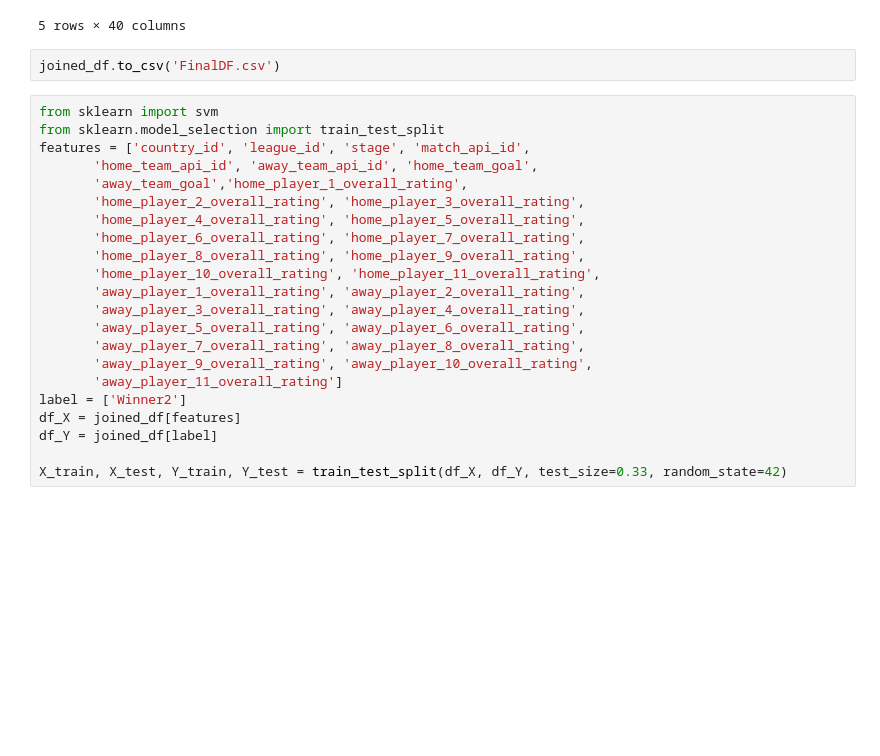
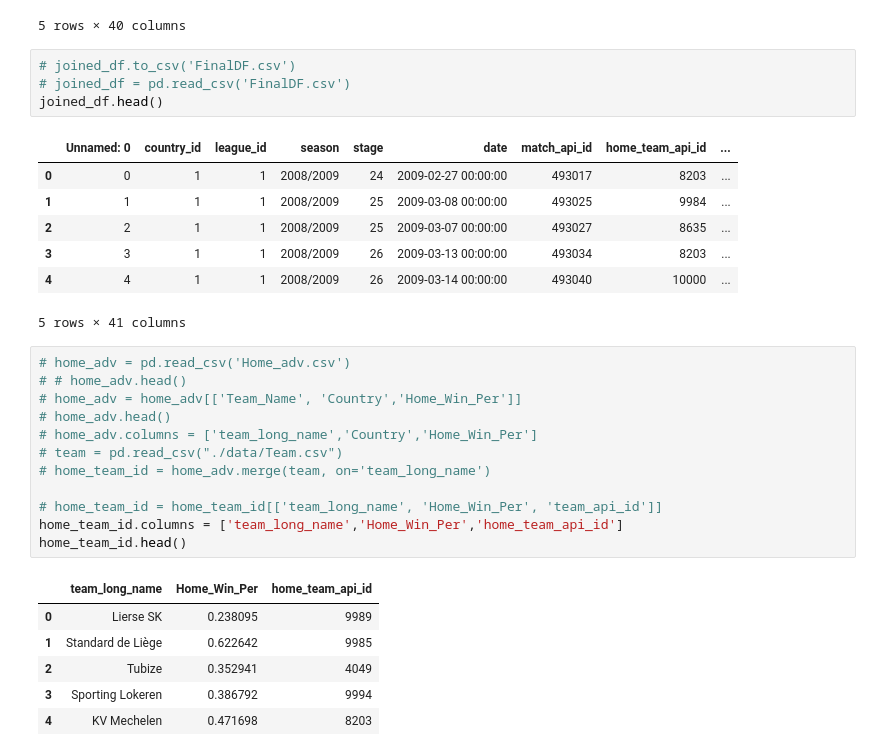
Before and after one commit to sujay-neglur/epl-enigma, a Jupyter notebook: ClassifierPandas.ipynb, the cells around one changed output. Cells and saved outputs as stored; diff of their text form; blank space fills up the shorter version.

```diff
--- a/ClassifierPandas.ipynb
+++ b/ClassifierPandas.ipynb
@@ -265,27 +265,34 @@ joined_df.head()
 | 3 | 1 | 1 | 2008/2009 | 26 | 2009-03-13 00:00:00 | 493034 | 8203 | 8635 | ... |
 | 4 | 1 | 1 | 2008/2009 | 26 | 2009-03-14 00:00:00 | 493040 | 10000 | 9999 | ... |
 5 rows × 40 columns
-# %%
-joined_df.to_csv('FinalDF.csv')
-# %%
-from sklearn import svm
-from sklearn.model_selection import train_test_split
-features = ['country_id', 'league_id', 'stage', 'match_api_id',
-       'home_team_api_id', 'away_team_api_id', 'home_team_goal',
-       'away_team_goal','home_player_1_overall_rating',
-       'home_player_2_overall_rating', 'home_player_3_overall_rating',
-       'home_player_4_overall_rating', 'home_player_5_overall_rating',
-       'home_player_6_overall_rating', 'home_player_7_overall_rating',
-       'home_player_8_overall_rating', 'home_player_9_overall_rating',
-       'home_player_10_overall_rating', 'home_player_11_overall_rating',
-       'away_player_1_overall_rating', 'away_player_2_overall_rating',
-       'away_player_3_overall_rating', 'away_player_4_overall_rating',
-       'away_player_5_overall_rating', 'away_player_6_overall_rating',
-       'away_player_7_overall_rating', 'away_player_8_overall_rating',
-       'away_player_9_overall_rating', 'away_player_10_overall_rating',
-       'away_player_11_overall_rating']
-label = ['Winner2']
-df_X = joined_df[features]
-df_Y = joined_df[label]
-
-X_train, X_test, Y_train, Y_test = train_test_split(df_X, df_Y, test_size=0.33, random_state=42)
+# %%
+# joined_df.to_csv('FinalDF.csv')
+# joined_df = pd.read_csv('FinalDF.csv')
+joined_df.head()
+# %% [output]
+|  | Unnamed: 0 | country_id | league_id | season | stage | date | match_api_id | home_team_api_id | ... |
+| 0 | 0 | 1 | 1 | 2008/2009 | 24 | 2009-02-27 00:00:00 | 493017 | 8203 | ... |
+| 1 | 1 | 1 | 1 | 2008/2009 | 25 | 2009-03-08 00:00:00 | 493025 | 9984 | ... |
+| 2 | 2 | 1 | 1 | 2008/2009 | 25 | 2009-03-07 00:00:00 | 493027 | 8635 | ... |
+| 3 | 3 | 1 | 1 | 2008/2009 | 26 | 2009-03-13 00:00:00 | 493034 | 8203 | ... |
+| 4 | 4 | 1 | 1 | 2008/2009 | 26 | 2009-03-14 00:00:00 | 493040 | 10000 | ... |
+5 rows × 41 columns
+# %%
+# home_adv = pd.read_csv('Home_adv.csv')
+# # home_adv.head()
+# home_adv = home_adv[['Team_Name', 'Country','Home_Win_Per']]
+# home_adv.head()
+# home_adv.columns = ['team_long_name','Country','Home_Win_Per']
+# team = pd.read_csv("./data/Team.csv")
+# home_team_id = home_adv.merge(team, on='team_long_name')
+
+# home_team_id = home_team_id[['team_long_name', 'Home_Win_Per', 'team_api_id']]
+home_team_id.columns = ['team_long_name','Home_Win_Per','home_team_api_id']
+home_team_id.head()
+# %% [output]
+|  | team_long_name | Home_Win_Per | home_team_api_id |
+| 0 | Lierse SK | 0.238095 | 9989 |
+| 1 | Standard de Liège | 0.622642 | 9985 |
+| 2 | Tubize | 0.352941 | 4049 |
+| 3 | Sporting Lokeren | 0.386792 | 9994 |
+| 4 | KV Mechelen | 0.471698 | 8203 |
```
Also changed, not shown: parts of 13 cells of this notebook, 1 other file.
